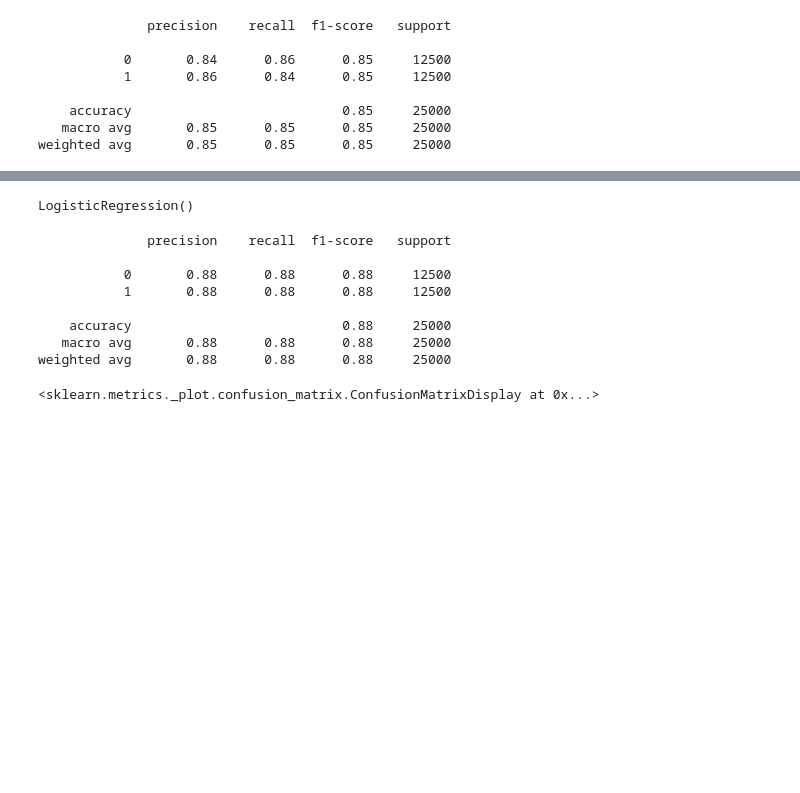
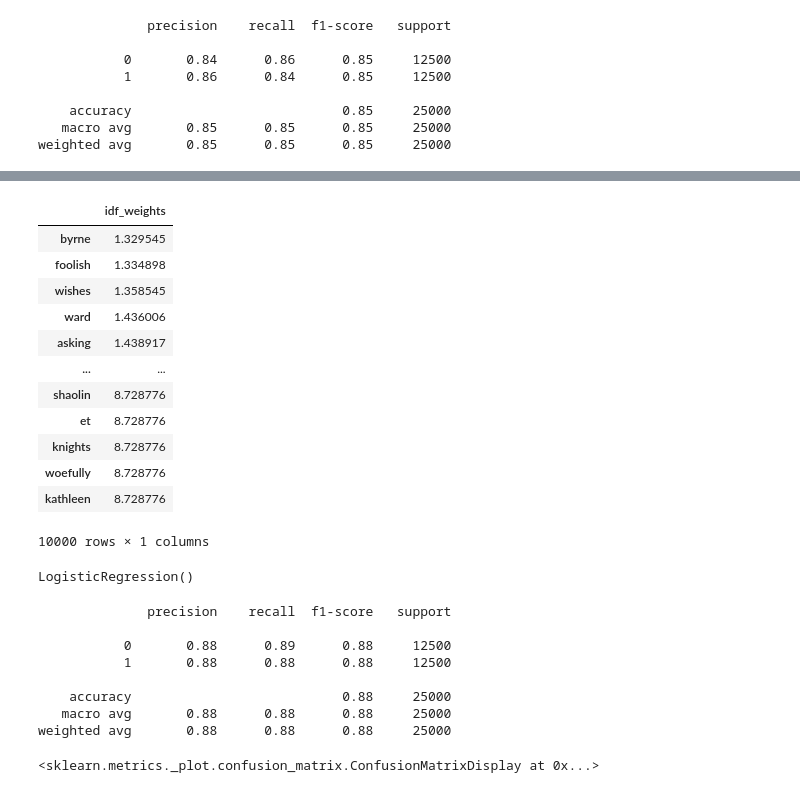
Before and after one commit to encoras/Artificial-Intelligence-Group, a Jupyter notebook: Sentiment_analysis_IMDB_movie_review_1.ipynb, the cells around one changed output, grey strips where cells are left out. Cells and saved outputs as stored; diff of their text form; code cells hidden in the pictures; blank space fills up the shorter version.

```diff
--- a/Sentiment_analysis_IMDB_movie_review_1.ipynb
+++ b/Sentiment_analysis_IMDB_movie_review_1.ipynb
@@ -253,12 +390,29 @@ weighted avg       0.85      0.85      0.85     25000
 # %%
 tfidf_rev_vec = TfidfVectorizer(
-    lowercase=True,
-    analyzer='word',
-    stop_words='english',
-    min_df=5,
-    ngram_range=(1, 3)
+    binary=False, max_df=0.80, min_df=10,
+    max_features=10000
 )
 
 X_rev_tfidf_train = tfidf_rev_vec.fit_transform(X_rev_train)
 X_rev_tfidf_test = tfidf_rev_vec.transform(X_rev_test)
+# %%
+# print idf values
+df_idf = pd.DataFrame(tfidf_rev_vec.idf_, index=vect.get_feature_names_out(),columns=["idf_weights"])
+
+# sort ascending
+df_idf.sort_values(by=['idf_weights'])
+# %% [output]
+|  | idf_weights |
+| byrne | 1.329545 |
+| foolish | 1.334898 |
+| wishes | 1.358545 |
+| ward | 1.436006 |
+| asking | 1.438917 |
+| ... | ... |
+| shaolin | 8.728776 |
+| et | 8.728776 |
+| knights | 8.728776 |
+| woefully | 8.728776 |
+| kathleen | 8.728776 |
+10000 rows × 1 columns
 # %%
@@ -274,7 +426,7 @@ print(classification_report(y_rev_test, preds))
 # %% [output]
               precision    recall  f1-score   support
 
-           0       0.88      0.88      0.88     12500
+           0       0.88      0.89      0.88     12500
            1       0.88      0.88      0.88     12500
 
     accuracy                           0.88     25000
```
Also changed, not shown: parts of 18 cells of this notebook.
